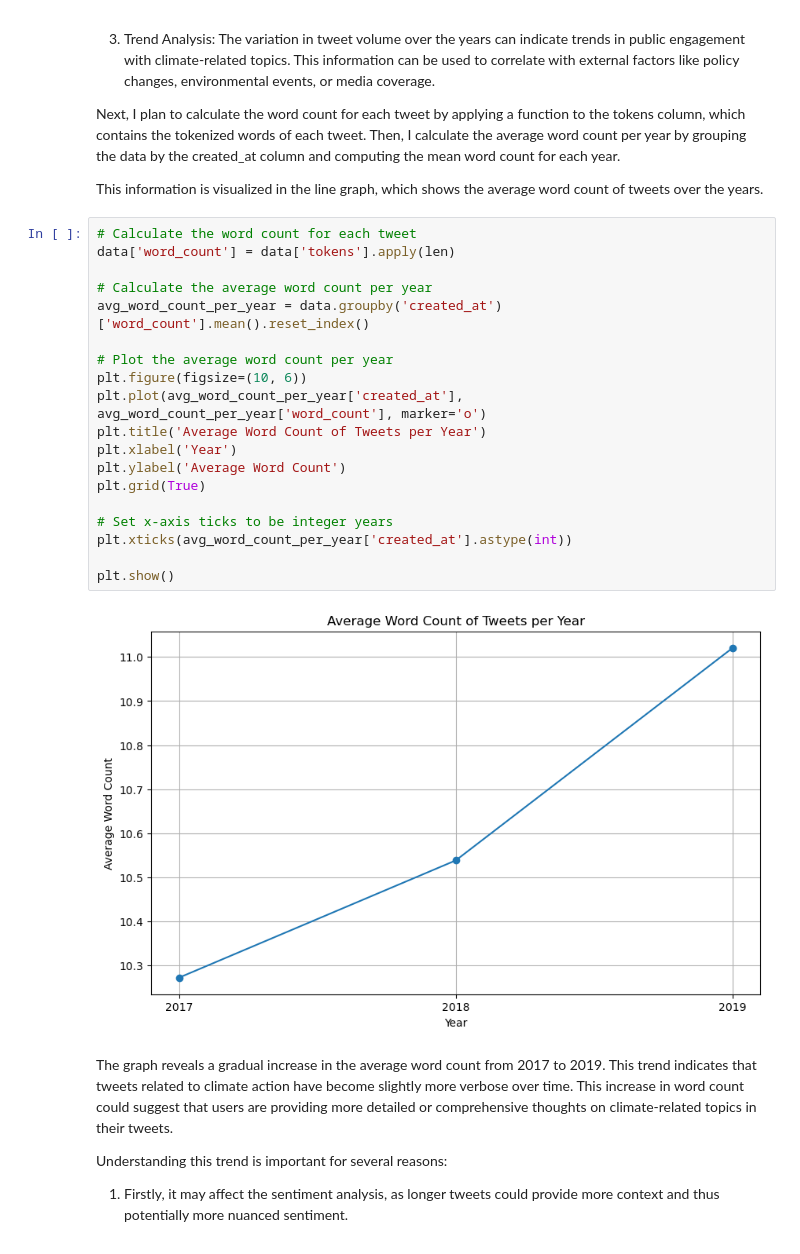
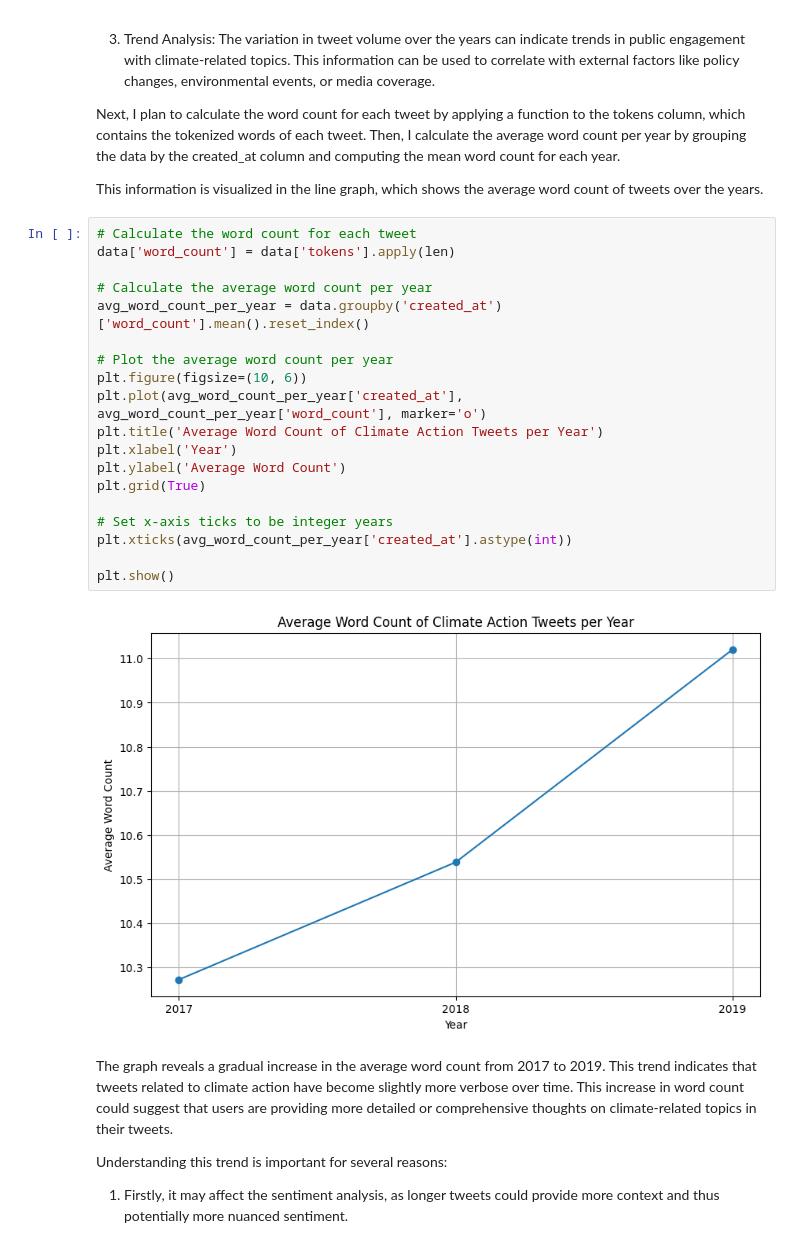
Before and after one commit to atirumal/DH140-Final-Project, a Jupyter notebook: FinalProject.ipynb, the cells around one changed output. Saved outputs shown, nothing was run; the diff lists cells and outputs as text.

```diff
--- a/FinalProject.ipynb
+++ b/FinalProject.ipynb
@@ -214,24 +219,24 @@ This information is visualized in the line graph, which shows the average word c
 # %%
 # Calculate the word count for each tweet
 data['word_count'] = data['tokens'].apply(len)
 
 # Calculate the average word count per year
 avg_word_count_per_year = data.groupby('created_at')['word_count'].mean().reset_index()
 
 # Plot the average word count per year
 plt.figure(figsize=(10, 6))
 plt.plot(avg_word_count_per_year['created_at'], avg_word_count_per_year['word_count'], marker='o')
-plt.title('Average Word Count of Tweets per Year')
+plt.title('Average Word Count of Climate Action Tweets per Year')
 plt.xlabel('Year')
 plt.ylabel('Average Word Count')
 plt.grid(True)
 
 # Set x-axis ticks to be integer years
 plt.xticks(avg_word_count_per_year['created_at'].astype(int))
 
 plt.show()
 # %% [output]
-[figure, old version]
+[figure, new version]
 # %% [markdown]
 The graph reveals a gradual increase in the average word count from 2017 to 2019. This trend indicates that tweets related to climate action have become slightly more verbose over time. This increase in word count could suggest that users are providing more detailed or comprehensive thoughts on climate-related topics in their tweets.
 
```
Also changed, not shown: parts of 36 cells of this notebook, 1 other file.
